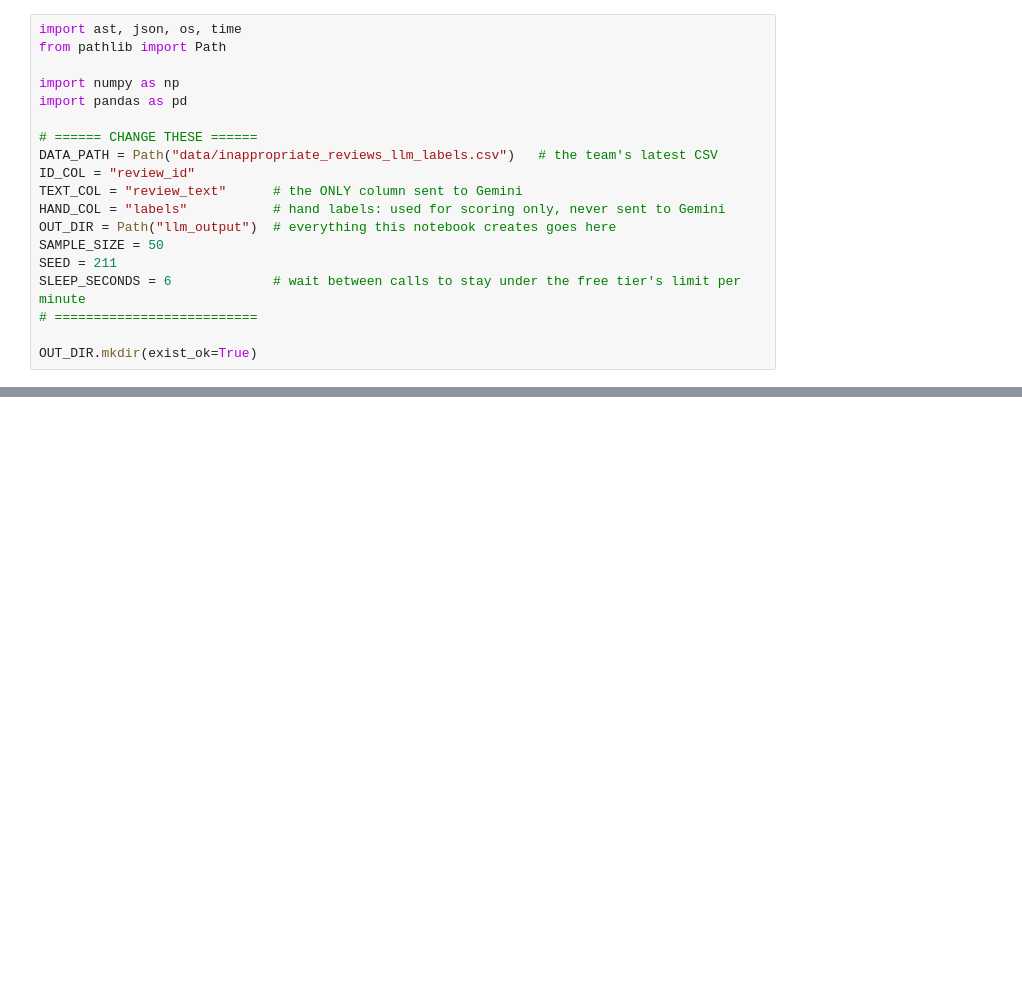
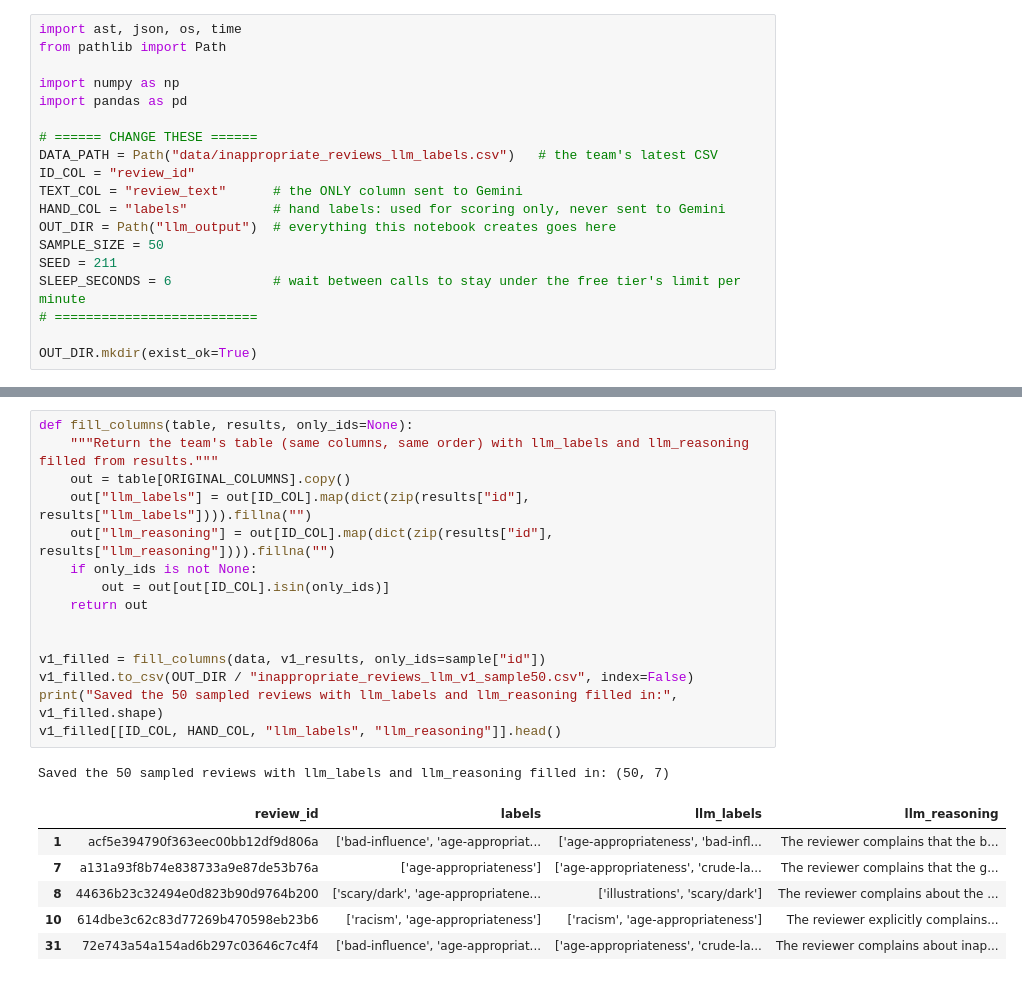
Before and after one commit to sofiabbas17-cmyk/Goodreads-Team, a Jupyter notebook: notebooks/02_explore_data.ipynb, the cells around one changed output, grey strips where cells are left out. Drawn from its saved outputs; the diff is of its cells as text; blank space fills up the shorter version.

```diff
--- a/notebooks/02_explore_data.ipynb
+++ b/notebooks/02_explore_data.ipynb
@@ -328,0 +559,23 @@ OUT_DIR.mkdir(exist_ok=True)
+# %%
+def fill_columns(table, results, only_ids=None):
+    """Return the team's table (same columns, same order) with llm_labels and llm_reasoning filled from results."""
+    out = table[ORIGINAL_COLUMNS].copy()
+    out["llm_labels"] = out[ID_COL].map(dict(zip(results["id"], results["llm_labels"]))).fillna("")
+    out["llm_reasoning"] = out[ID_COL].map(dict(zip(results["id"], results["llm_reasoning"]))).fillna("")
+    if only_ids is not None:
+        out = out[out[ID_COL].isin(only_ids)]
+    return out
+
+
+v1_filled = fill_columns(data, v1_results, only_ids=sample["id"])
+v1_filled.to_csv(OUT_DIR / "inappropriate_reviews_llm_v1_sample50.csv", index=False)
+print("Saved the 50 sampled reviews with llm_labels and llm_reasoning filled in:", v1_filled.shape)
+v1_filled[[ID_COL, HAND_COL, "llm_labels", "llm_reasoning"]].head()
+# %% [output]
+Saved the 50 sampled reviews with llm_labels and llm_reasoning filled in: (50, 7)
+|  | review_id | labels | llm_labels | llm_reasoning |
+| 1 | acf5e394790f363eec00bb12df9d806a | ['bad-influence', 'age-appropriat... | ['age-appropriateness', 'bad-infl... | The reviewer complains that the b... |
+| 7 | a131a93f8b74e838733a9e87de53b76a | ['age-appropriateness'] | ['age-appropriateness', 'crude-la... | The reviewer complains that the g... |
+| 8 | 44636b23c32494e0d823b90d9764b200 | ['scary/dark', 'age-appropriatene... | ['illustrations', 'scary/dark'] | The reviewer complains about the ... |
+| 10 | 614dbe3c62c83d77269b470598eb23b6 | ['racism', 'age-appropriateness'] | ['racism', 'age-appropriateness'] | The reviewer explicitly complains... |
+| 31 | 72e743a54a154ad6b297c03646c7c4f4 | ['bad-influence', 'age-appropriat... | ['age-appropriateness', 'crude-la... | The reviewer complains about inap... |
```
Also changed, not shown: parts of 17 cells of this notebook, 3 other files.
